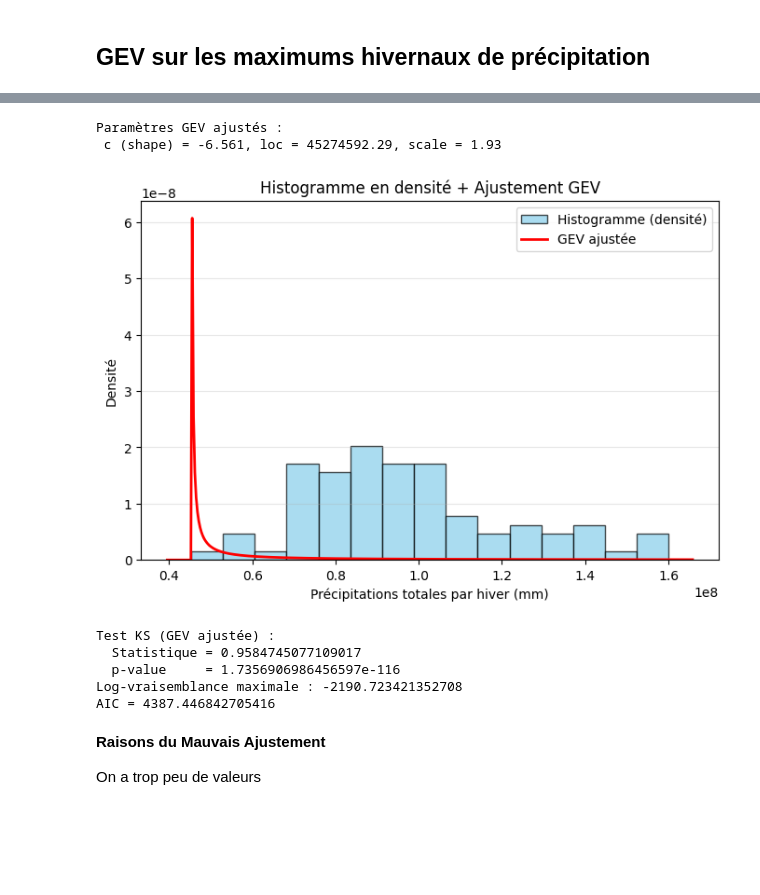
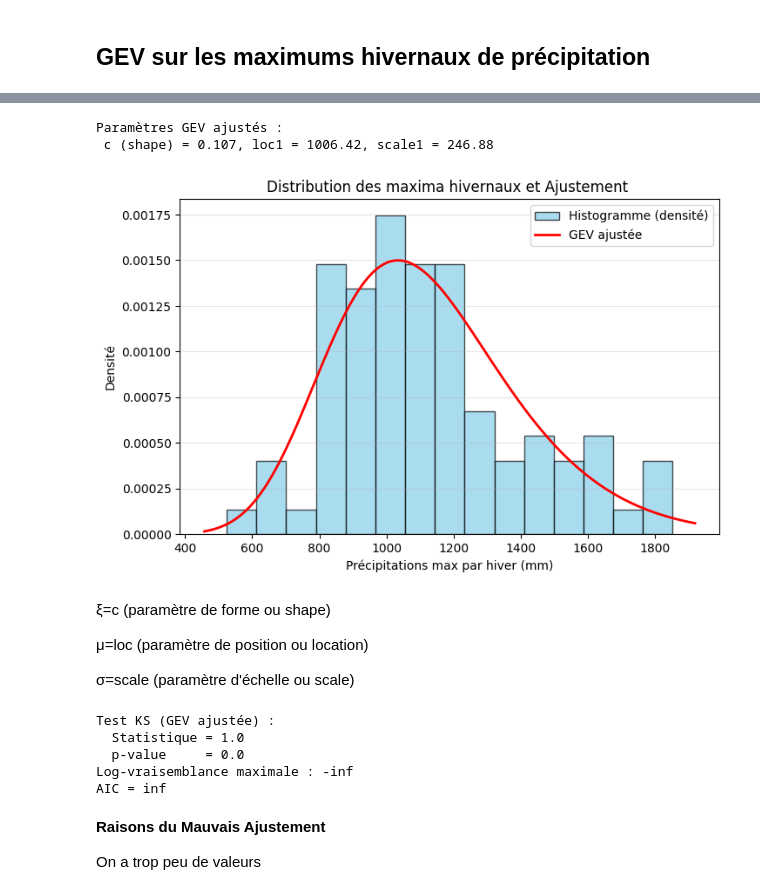
Before and after one commit to Faza20-lab/Projet_stats, a Jupyter notebook: Projet_stats.ipynb, the cells around one changed output, grey strips where cells are left out. Cells and saved outputs as stored; diff of their text form; code cells hidden in the pictures; blank space fills up the shorter version.

```diff
--- a/Projet_stats.ipynb
+++ b/Projet_stats.ipynb
@@ -159,3 +158,6 @@ Coordinates:
 Attributes:
     units:        mm/day
     description:  Précipitation journalière convertie de kg/m²/s → mm/j
+# %%
+ds_djf['pr'] = ds['pr'] * 86400  # 86400 secondes = 1 jour
+ds_djf.pr[:,:,3].plot()
@@ -422,34 +452,40 @@ mu: 97291087.8095238 sigma: 24504568.748347465
 # %%
 
 # --- Ajustement GEV ---
-# genextreme utilise un paramètre c (shape), loc (location), scale (scale)
-c, loc, scale = genextreme.fit(pr_max_an.values)
-print(f"Paramètres GEV ajustés :\n c (shape) = {c:.3f}, loc = {loc:.2f}, scale = {scale:.2f}")
+# genextreme utilise un paramètre c1 (shape), loc1 (location), scale1 (scale)
+c1, loc1, scale1 = genextreme.fit(pr_max_an.values)
+print(f"Paramètres GEV ajustés :\n c (shape) = {c1:.3f}, loc1 = {loc1:.2f}, scale1 = {scale1:.2f}")
 
 # --- Histogramme en densité ---
 plt.figure(figsize=(8,5))
 plt.hist(pr_max_an.values, bins=15, density=True, color='skyblue', edgecolor='black', alpha=0.7, label='Histogramme (densité)')
 
 # --- Courbe GEV ajustée ---
 xmin, xmax = plt.xlim()
 xx = np.linspace(xmin, xmax, 400)
-plt.plot(xx, genextreme.pdf(xx, c, loc=loc, scale=scale), 'r-', lw=2, label='GEV ajustée')
+plt.plot(xx, genextreme.pdf(xx, c1, loc1, scale1), 'r-', lw=2, label='GEV ajustée')
 
 # --- Labels et légende ---
-plt.xlabel("Précipitations totales par hiver (mm)")
+plt.xlabel("Précipitations max par hiver (mm)")
 plt.ylabel("Densité")
-plt.title("Histogramme en densité + Ajustement GEV")
+plt.title("Distribution des maxima hivernaux et Ajustement ")
 plt.legend()
 plt.grid(axis='y', alpha=0.3)
 plt.show()
 # %% [output]
 Paramètres GEV ajustés :
- c (shape) = -6.561, loc = 45274592.29, scale = 1.93
+ c (shape) = 0.107, loc1 = 1006.42, scale1 = 246.88
-[figure, old version]
+[figure, new version]
+# %% [markdown]
+ξ=c (paramètre de forme ou shape)
+
+μ=loc (paramètre de position ou location)
+
+σ=scale (paramètre d'échelle ou scale)
 # %%
 
 # Construction de la CDF paramétrée
-gev_cdf = lambda x: genextreme(c, loc=loc, scale=scale).cdf(x)
+gev_cdf = lambda x: genextreme(c1, loc1, scale1).cdf(x)
 
 # KS-test
 ks_stat, ks_p = kstest(WinterPI.values, gev_cdf)
@@ -459,7 +495,7 @@ print("  Statistique =", ks_stat)
 print("  p-value     =", ks_p)
 
 # Log-vraisemblance
-logL = np.sum(genextreme.logpdf(WinterPI.values, c, loc=loc, scale=scale))
+logL = np.sum(genextreme.logpdf(WinterPI.values, c1, loc1, scale1))
 print("Log-vraisemblance maximale :", logL)
 
 # AIC = 2k - 2 logL pour la normale (k = 2 paramètres)
@@ -467,10 +503,10 @@ AIC_norm = 2*3 - 2*logL
 print("AIC =", AIC_norm)
 # %% [output]
 Test KS (GEV ajustée) :
-  Statistique = 0.9584745077109017
-  p-value     = 1.7356906986456597e-116
-Log-vraisemblance maximale : -2190.723421352708
-AIC = 4387.446842705416
+  Statistique = 1.0
+  p-value     = 0.0
+Log-vraisemblance maximale : -inf
+AIC = inf
 # %% [markdown]
 **Raisons du Mauvais Ajustement**
 
```
Also changed, not shown: parts of 29 cells of this notebook.
